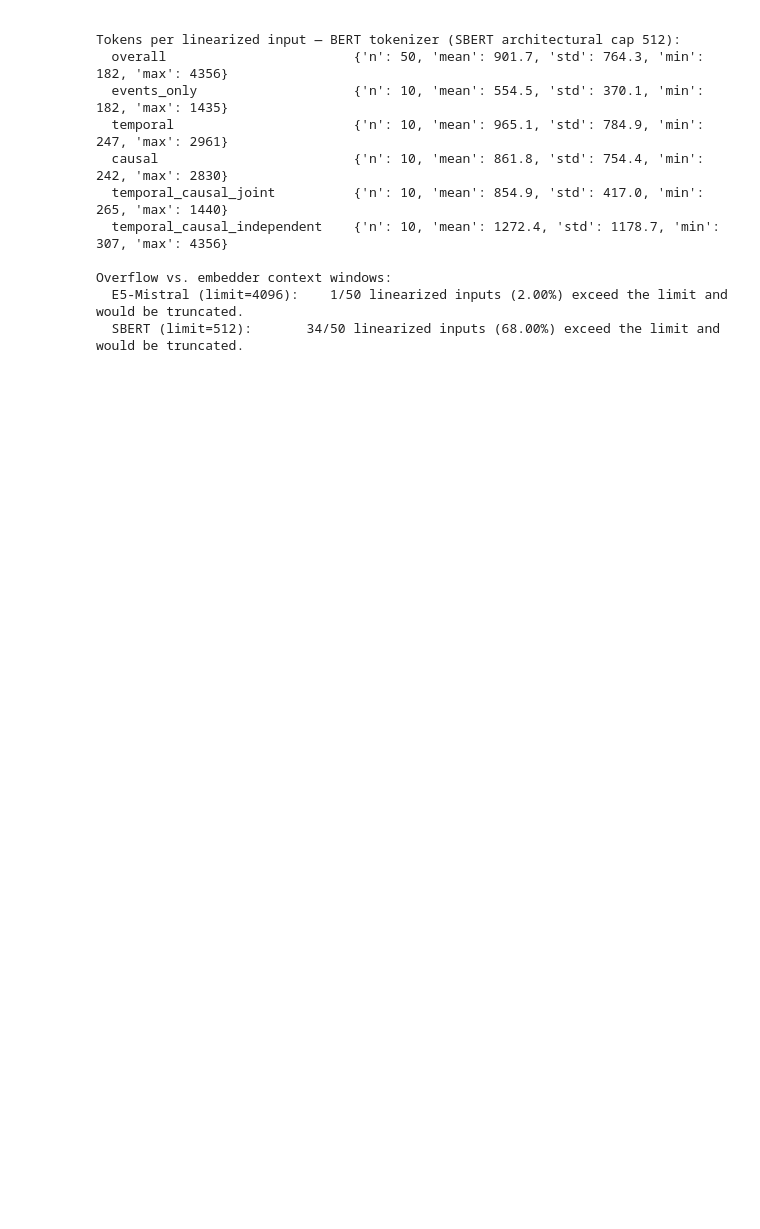
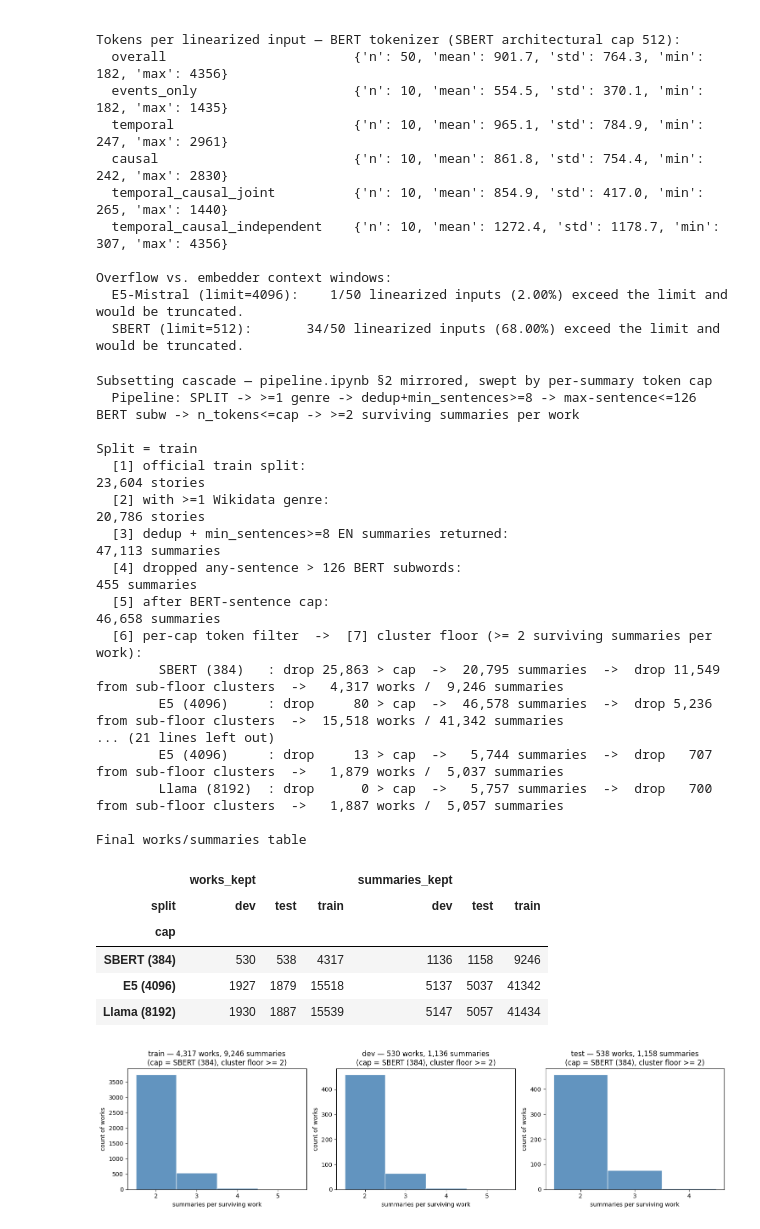
Before and after one commit to bgrsph/uva-thesis-computational-narrative-analysis, a Jupyter notebook: notebooks/eda.ipynb, the cells around one changed output. Cells and saved outputs as stored; diff of their text form; code cells hidden in the pictures; blank space fills up the shorter version.

```diff
--- a/notebooks/eda.ipynb
+++ b/notebooks/eda.ipynb
@@ -1923,7 +1923,7 @@ e5_tokenizer_eda = AutoTokenizer.from_pretrained("intfloat/e5-mistral-7b-instruc
 
 # (label, cap, tokenizer)
 CAPS = [
-    ("SBERT (512)",  512,  sbert_tok),
+    ("SBERT (384)",  384,  sbert_tok),
     ("E5 (4096)",    4096, e5_tokenizer_eda),
     ("Llama (8192)", 8192, tokenizer),
 ]
@@ -1973,7 +1973,7 @@ for split in SPLITS:
 
     print(f"\033[1mSplit = {split}\033[0m")
     print(f"  [1] official {split:>5} split:                                                {n_official_stories:>7,} stories")
-    print(f"  [2] with >=1 Wikidata genre:                                              {n_stories_w_genre:>7,} stories")
+    print(f"  [2] with >=1 Wikidata genre:                                             {n_stories_w_genre:>7,} stories")
     print(f"  [3] dedup + min_sentences>={MIN_SENTENCES_EDA} EN summaries returned:                       {n_summaries_in:>7,} summaries")
     print(f"  [4] dropped any-sentence > {BERT_MAX_SUBWORDS_PER_SENT_EDA} BERT subwords:                            {n_drop_long_sentence:>7,} summaries")
     print(f"  [5] after BERT-sentence cap:                                              {n_after_bert:>7,} summaries")
@@ -2009,36 +2009,61 @@ pivot = cap_sweep_df.pivot(index="cap", columns="split",
                           values=["works_kept", "summaries_kept"])
 pivot = pivot.reindex([label for label, _, _ in CAPS])
 print("\033[1;33mFinal works/summaries table\033[0m")
 display(pivot)
 
-# ----- Histograms: surviving summaries per work, per split (cap = thesis Llama 8192) -----
-HIST_CAP_LABEL = "Llama (8192)"
-HIST_CAP_VALUE = 8192
+# ----- Histograms: surviving summaries per work, per split (cap = thesis SBERT 384) -----
+HIST_CAP_LABEL = "SBERT (384)"
+HIST_CAP_VALUE = 384
 
 after_bert_global = sum_df[sum_df["max_bert_subw"] <= BERT_MAX_SUBWORDS_PER_SENT_EDA]
 after_cap_global  = after_bert_global[after_bert_global[HIST_CAP_LABEL] <= HIST_CAP_VALUE]
 
 fig, axes = plt.subplots(1, 3, figsize=(15, 4))
 for ax, split in zip(axes, SPLITS):
     split_kept    = after_cap_global[after_cap_global["split"] == split]
     per_story     = split_kept.groupby("wikidata_id").size()
     survivors     = per_story[per_story >= MIN_DEDUPED_EN_SUMMARIES_EDA]
     if len(survivors) == 0:
         ax.set_title(f"{split} — 0 surviving works")
         ax.set_xlabel("summaries per surviving work")
         continue
     max_n         = int(survivors.max())
     bins          = np.arange(MIN_DEDUPED_EN_SUMMARIES_EDA, max_n + 2) - 0.5
     ax.hist(survivors.values, bins=bins, color="steelblue", edgecolor="white", alpha=0.85)
     ax.set_xticks(range(MIN_DEDUPED_EN_SUMMARIES_EDA, max_n + 1))
     ax.set_xlabel("summaries per surviving work")
     ax.set_ylabel("count of works")
     ax.set_title(
         f"{split} \u2014 {len(survivors):,} works, {int(survivors.sum()):,} summaries\n"
         f"(cap = {HIST_CAP_LABEL}, cluster floor >= {MIN_DEDUPED_EN_SUMMARIES_EDA})"
     )
 plt.tight_layout()
 plt.show()
+# %% [output]
+Subsetting cascade — pipeline.ipynb §2 mirrored, swept by per-summary token cap
+  Pipeline: SPLIT -> >=1 genre -> dedup+min_sentences>=8 -> max-sentence<=126 BERT subw -> n_tokens<=cap -> >=2 surviving summaries per work
+
+Split = train
+  [1] official train split:                                                 23,604 stories
+  [2] with >=1 Wikidata genre:                                              20,786 stories
+  [3] dedup + min_sentences>=8 EN summaries returned:                        47,113 summaries
+  [4] dropped any-sentence > 126 BERT subwords:                                455 summaries
+  [5] after BERT-sentence cap:                                               46,658 summaries
+  [6] per-cap token filter  ->  [7] cluster floor (>= 2 surviving summaries per work):
+        SBERT (384)   : drop 25,863 > cap  ->  20,795 summaries  ->  drop 11,549 from sub-floor clusters  ->   4,317 works /  9,246 summaries
+        E5 (4096)     : drop     80 > cap  ->  46,578 summaries  ->  drop 5,236 from sub-floor clusters  ->  15,518 works / 41,342 summaries
+... (21 lines left out)
+        E5 (4096)     : drop     13 > cap  ->   5,744 summaries  ->  drop   707 from sub-floor clusters  ->   1,879 works /  5,037 summaries
+        Llama (8192)  : drop      0 > cap  ->   5,757 summaries  ->  drop   700 from sub-floor clusters  ->   1,887 works /  5,057 summaries
+
+Final works/summaries table
+|  | works_kept |  |  | summaries_kept |  |  |
+| split | dev | test | train | dev | test | train |
+| cap |  |  |  |  |  |  |
+| SBERT (384) | 530 | 538 | 4317 | 1136 | 1158 | 9246 |
+| E5 (4096) | 1927 | 1879 | 15518 | 5137 | 5037 | 41342 |
+| Llama (8192) | 1930 | 1887 | 15539 | 5147 | 5057 | 41434 |
+[figure, added]
 # %%
 # === Sentence-count stats of surviving summaries (companion to counterfactual cell) ===
 # Reuses sum_df from the previous cell — no tokenizer reruns. Applies the same
```
Also changed, not shown: parts of 1 cell of this notebook, 1 other file.
